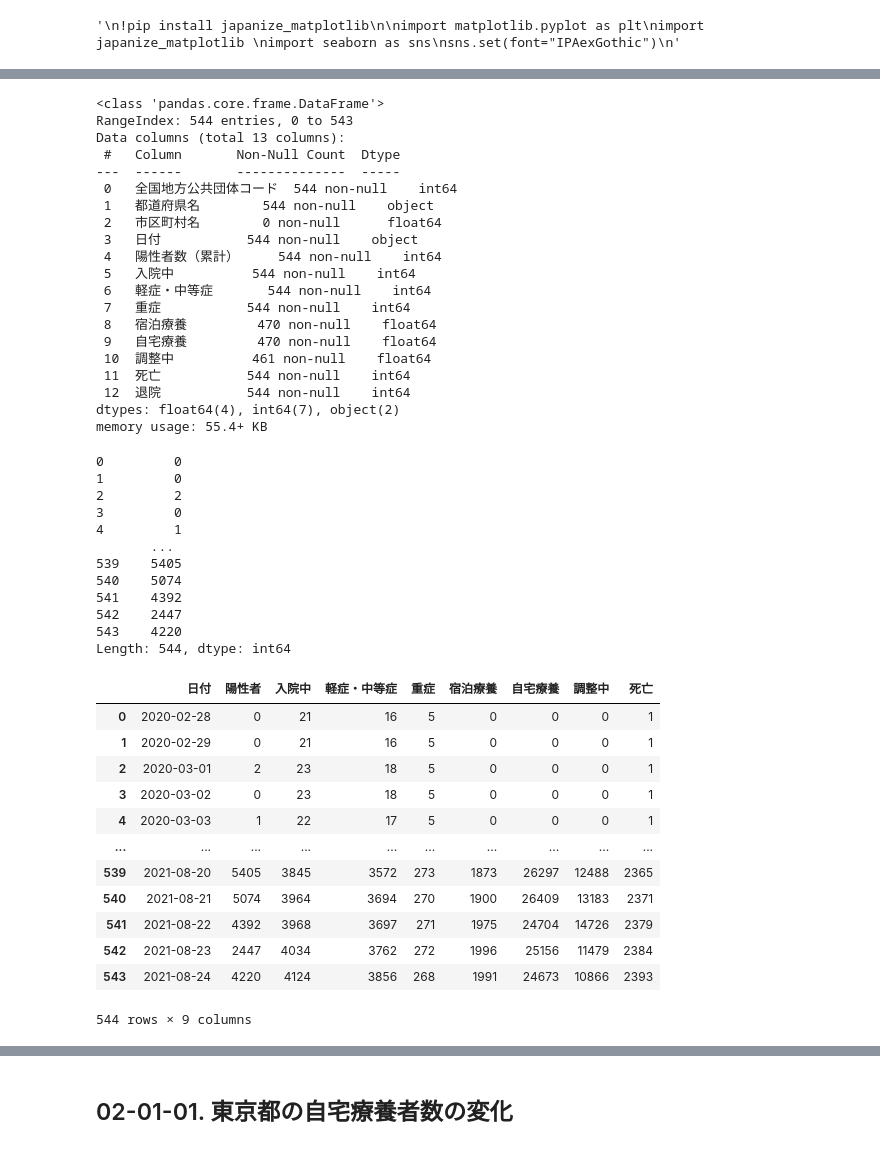
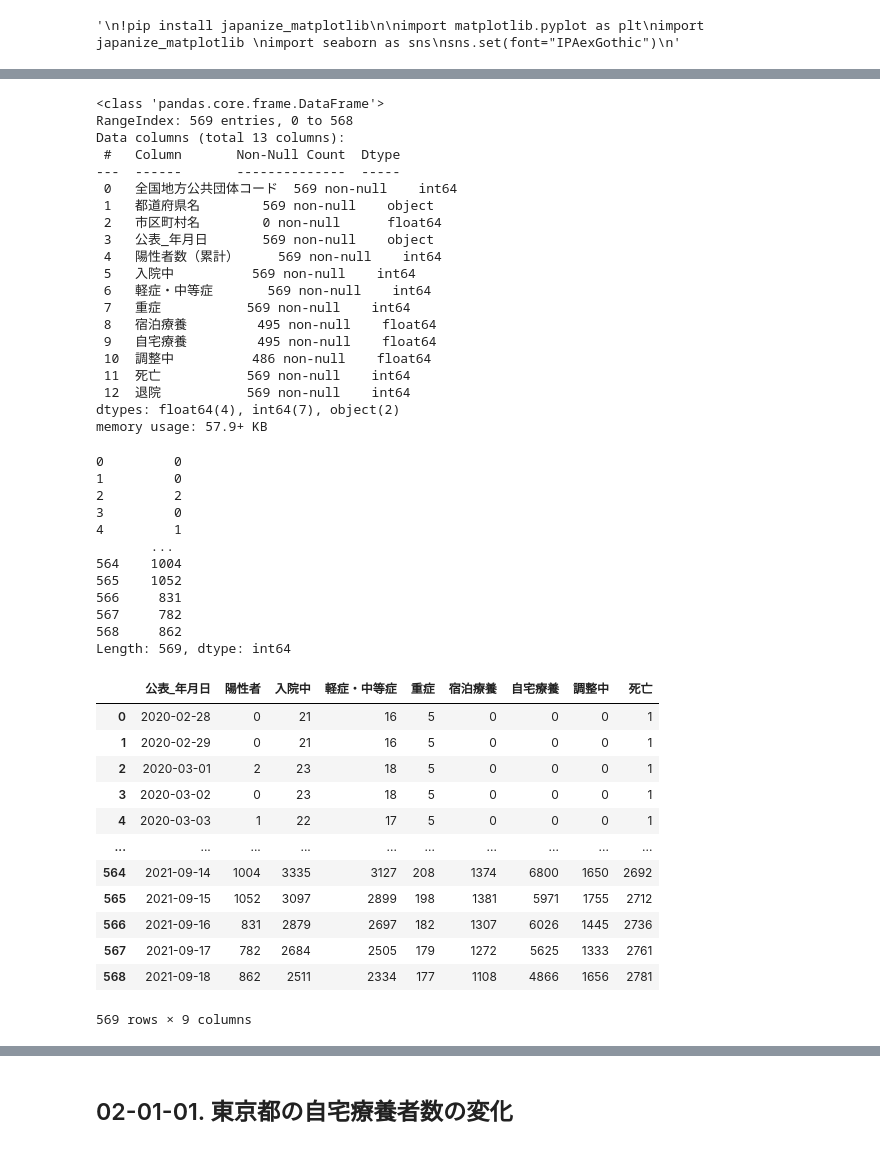
Before and after one commit to deepkick/Visualization-of-the-number-of-Covid19-infected-people-by-Python, a Jupyter notebook: 02_Tokyo_Number_of_People_Convalescing_Home.ipynb, the cells around one changed output, grey strips where cells are left out. Drawn from its saved outputs; the diff is of its cells as text; code cells hidden in the pictures.

```diff
--- a/02_Tokyo_Number_of_People_Convalescing_Home.ipynb
+++ b/02_Tokyo_Number_of_People_Convalescing_Home.ipynb
@@ -60,7 +60,7 @@ current_path = os.getcwd()
 ############################################
 ## 下記を変更してください
 getting_data_dir = 'tokyo_dataset'
-getting_data_date = '20210824'
+getting_data_date = '20210918'
 getting_data_pref = 'Tokyo'
 ############################################
 
@@ -105,25 +105,25 @@ data
 data.info()
 # %% [output]
 <class 'pandas.core.frame.DataFrame'>
-RangeIndex: 544 entries, 0 to 543
+RangeIndex: 569 entries, 0 to 568
 Data columns (total 13 columns):
  #   Column       Non-Null Count  Dtype
 ---  ------       --------------  -----
- 0   全国地方公共団体コード  544 non-null    int64
- 1   都道府県名        544 non-null    object
+ 0   全国地方公共団体コード  569 non-null    int64
+ 1   都道府県名        569 non-null    object
  2   市区町村名        0 non-null      float64
- 3   日付           544 non-null    object
- 4   陽性者数（累計）     544 non-null    int64
- 5   入院中          544 non-null    int64
- 6   軽症・中等症       544 non-null    int64
- 7   重症           544 non-null    int64
- 8   宿泊療養         470 non-null    float64
- 9   自宅療養         470 non-null    float64
- 10  調整中          461 non-null    float64
- 11  死亡           544 non-null    int64
- 12  退院           544 non-null    int64
+ 3   公表_年月日       569 non-null    object
+ 4   陽性者数（累計）     569 non-null    int64
+ 5   入院中          569 non-null    int64
+ 6   軽症・中等症       569 non-null    int64
+ 7   重症           569 non-null    int64
+ 8   宿泊療養         495 non-null    float64
+ 9   自宅療養         495 non-null    float64
+ 10  調整中          486 non-null    float64
+ 11  死亡           569 non-null    int64
+ 12  退院           569 non-null    int64
 dtypes: float64(4), int64(7), object(2)
-memory usage: 55.4+ KB
+memory usage: 57.9+ KB
 # %%
 data_positive = data['陽性者数（累計）']
 
@@ -144,47 +144,47 @@ data_positive_diff
 3         0
 4         1
        ...
-539    5405
-540    5074
-541    4392
-542    2447
-543    4220
-Length: 544, dtype: int64
+564    1004
+565    1052
+566     831
+567     782
+568     862
+Length: 569, dtype: int64
 # %%
 #narray_positive.shape
 # %%
 #narray_positive_diff.shape
 # %%
-# 日付データをdatetime64変換
-data['日付'] = pd.to_datetime(data['日付'])
+# 公表_年月日データをdatetime64変換
+data['公表_年月日'] = pd.to_datetime(data['公表_年月日'])
 # 日付カラムを data_date にいったん保持
-data_date = data['日付']
+data_date = data['公表_年月日']
 
 # カラム削除
-data_1 = data.drop(columns=['全国地方公共団体コード', '都道府県名', '市区町村名', '日付', '陽性者数（累計）', '退院'])
+data_1 = data.drop(columns=['全国地方公共団体コード', '都道府県名', '市区町村名', '公表_年月日', '陽性者数（累計）', '退院'])
 # 欠損値を0で埋める
 data_1 = data_1.fillna(0)
 # floatからintに変換
 data_1 = data_1.astype('int')
 # 日付カラムを data_1 の0列目に追加
-data_1.insert(0, '日付', data_date)
+data_1.insert(0, '公表_年月日', data_date)
 # 陽性者数カラムを data_1 の1列目に追加
 data_1.insert(1, '陽性者', data_positive_diff)
 data_1
 # %% [output]
-|  | 日付 | 陽性者 | 入院中 | 軽症・中等症 | 重症 | 宿泊療養 | 自宅療養 | 調整中 | 死亡 |
+|  | 公表_年月日 | 陽性者 | 入院中 | 軽症・中等症 | 重症 | 宿泊療養 | 自宅療養 | 調整中 | 死亡 |
 | 0 | 2020-02-28 | 0 | 21 | 16 | 5 | 0 | 0 | 0 | 1 |
 | 1 | 2020-02-29 | 0 | 21 | 16 | 5 | 0 | 0 | 0 | 1 |
 | 2 | 2020-03-01 | 2 | 23 | 18 | 5 | 0 | 0 | 0 | 1 |
 | 3 | 2020-03-02 | 0 | 23 | 18 | 5 | 0 | 0 | 0 | 1 |
 | 4 | 2020-03-03 | 1 | 22 | 17 | 5 | 0 | 0 | 0 | 1 |
 | ... | ... | ... | ... | ... | ... | ... | ... | ... | ... |
-| 539 | 2021-08-20 | 5405 | 3845 | 3572 | 273 | 1873 | 26297 | 12488 | 2365 |
-| 540 | 2021-08-21 | 5074 | 3964 | 3694 | 270 | 1900 | 26409 | 13183 | 2371 |
-| 541 | 2021-08-22 | 4392 | 3968 | 3697 | 271 | 1975 | 24704 | 14726 | 2379 |
-| 542 | 2021-08-23 | 2447 | 4034 | 3762 | 272 | 1996 | 25156 | 11479 | 2384 |
-| 543 | 2021-08-24 | 4220 | 4124 | 3856 | 268 | 1991 | 24673 | 10866 | 2393 |
+| 564 | 2021-09-14 | 1004 | 3335 | 3127 | 208 | 1374 | 6800 | 1650 | 2692 |
+| 565 | 2021-09-15 | 1052 | 3097 | 2899 | 198 | 1381 | 5971 | 1755 | 2712 |
+| 566 | 2021-09-16 | 831 | 2879 | 2697 | 182 | 1307 | 6026 | 1445 | 2736 |
+| 567 | 2021-09-17 | 782 | 2684 | 2505 | 179 | 1272 | 5625 | 1333 | 2761 |
+| 568 | 2021-09-18 | 862 | 2511 | 2334 | 177 | 1108 | 4866 | 1656 | 2781 |
-544 rows × 9 columns
+569 rows × 9 columns
 # %%
 data_1.info()
 # %% [output]
```
Also changed, not shown: parts of 8 cells of this notebook, 14 other files.
